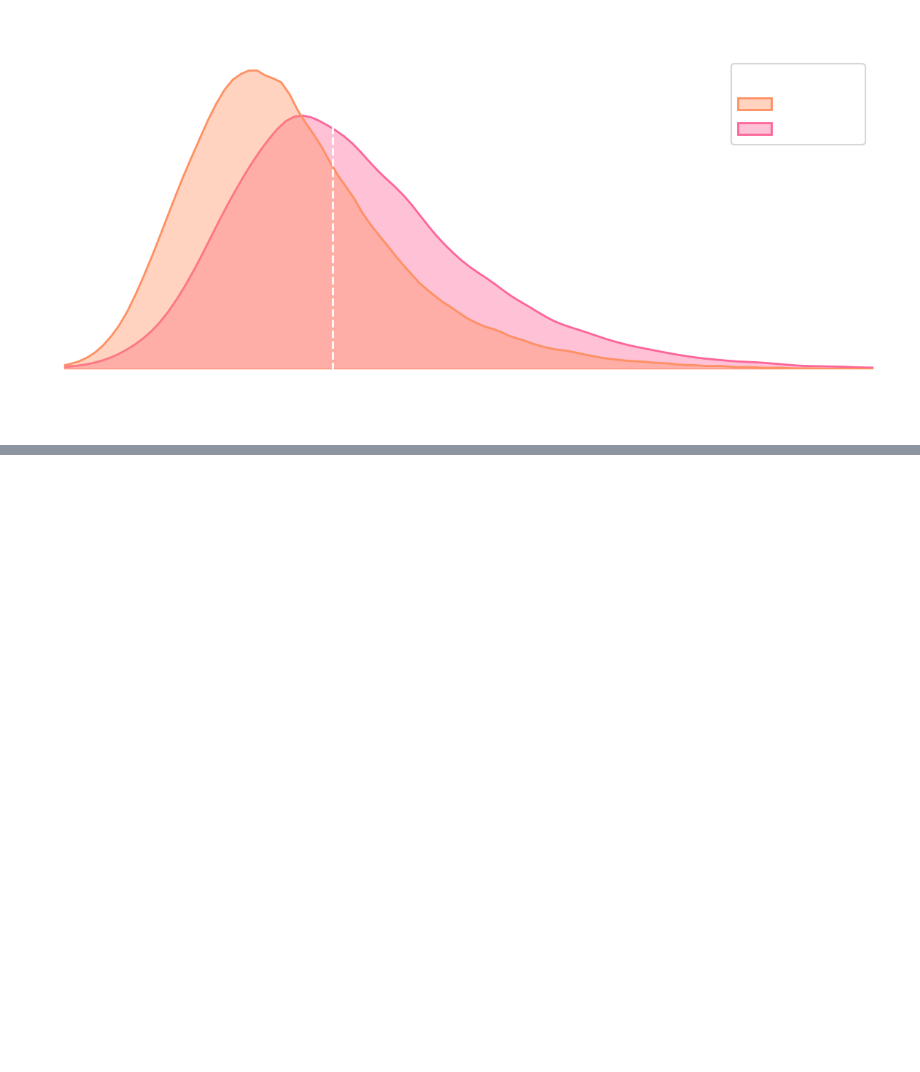
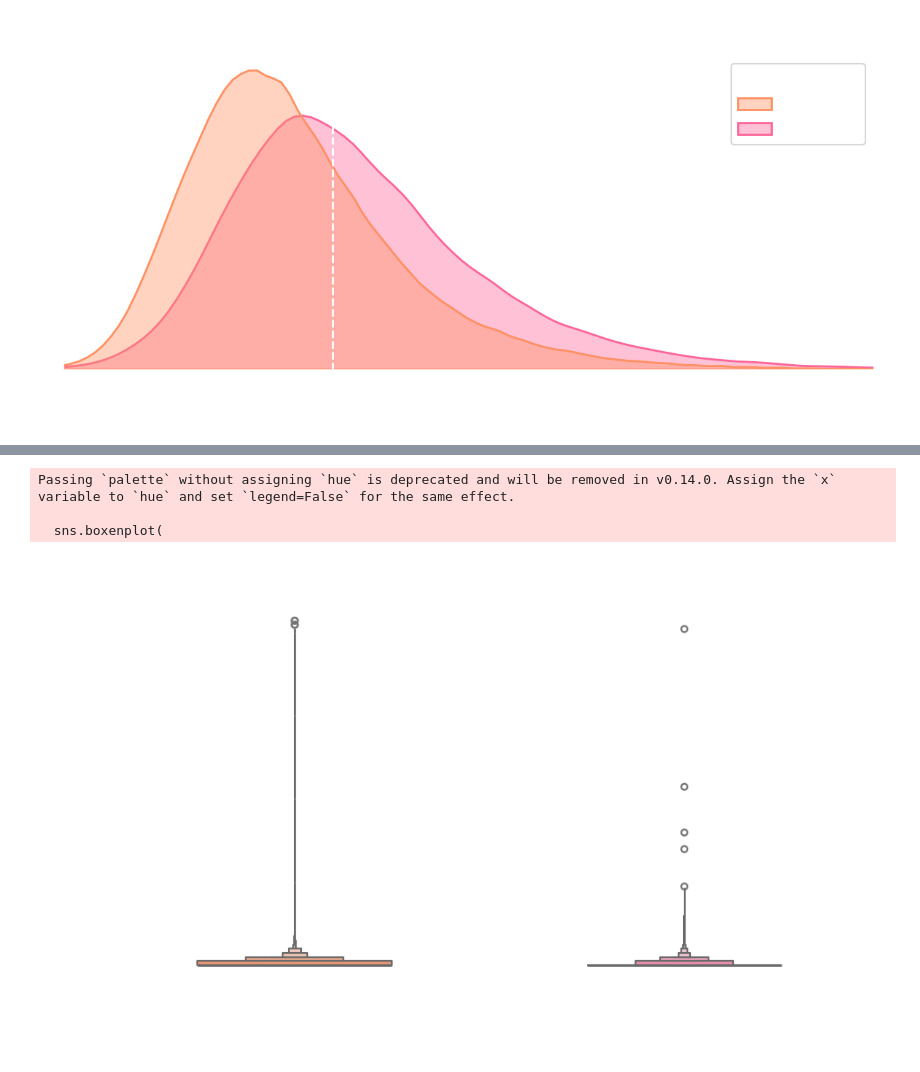
Before and after one commit to yukienjoyer7/Diabetes-Early-Diagnosis-BRFSS-2024, a Jupyter notebook: EDA_Demographics_Dion.ipynb, the cells around one changed output, grey strips where cells are left out. Cells and saved outputs as stored; diff of their text form; code cells hidden in the pictures; blank space fills up the shorter version.

```diff
--- a/EDA_Demographics_Dion.ipynb
+++ b/EDA_Demographics_Dion.ipynb
@@ -565,0 +674,30 @@ plt.show()
+# %%
+fig, ax = plt.subplots(figsize=(10, 6))
+
+sns.boxenplot(
+    data=df_eda,
+    x='DIABETE4',
+    y='CHILDREN',
+    palette=neon_colors[:3],
+    width=0.5,
+    linewidth=1.5,
+    ax=ax
+)
+
+plt.title('Distribusi Jumlah Anak Berdasarkan Status Diabetes',
+          fontsize=16, weight='bold', color='#FFFFFF', pad=20)
+plt.xlabel('Status Diagnosis', fontsize=12, weight='bold', color='#FFFFFF', labelpad=15)
+plt.ylabel('Jumlah Anak', fontsize=12, weight='bold', color='#FFFFFF')
+
+
+ax.grid(True, axis='y', color='#FFFFFF', alpha=0.1, linestyle='--')
+
+
+plt.tight_layout()
+plt.savefig('./outputs/bivariat_children_boxen_ppt.png', transparent=True, dpi=300, bbox_inches='tight')
+plt.show()
+# %% [output]
+Passing `palette` without assigning `hue` is deprecated and will be removed in v0.14.0. Assign the `x` variable to `hue` and set `legend=False` for the same effect.
+
+  sns.boxenplot(
+[figure, added]
```
Also changed, not shown: parts of 6 cells of this notebook, 5 other files.
